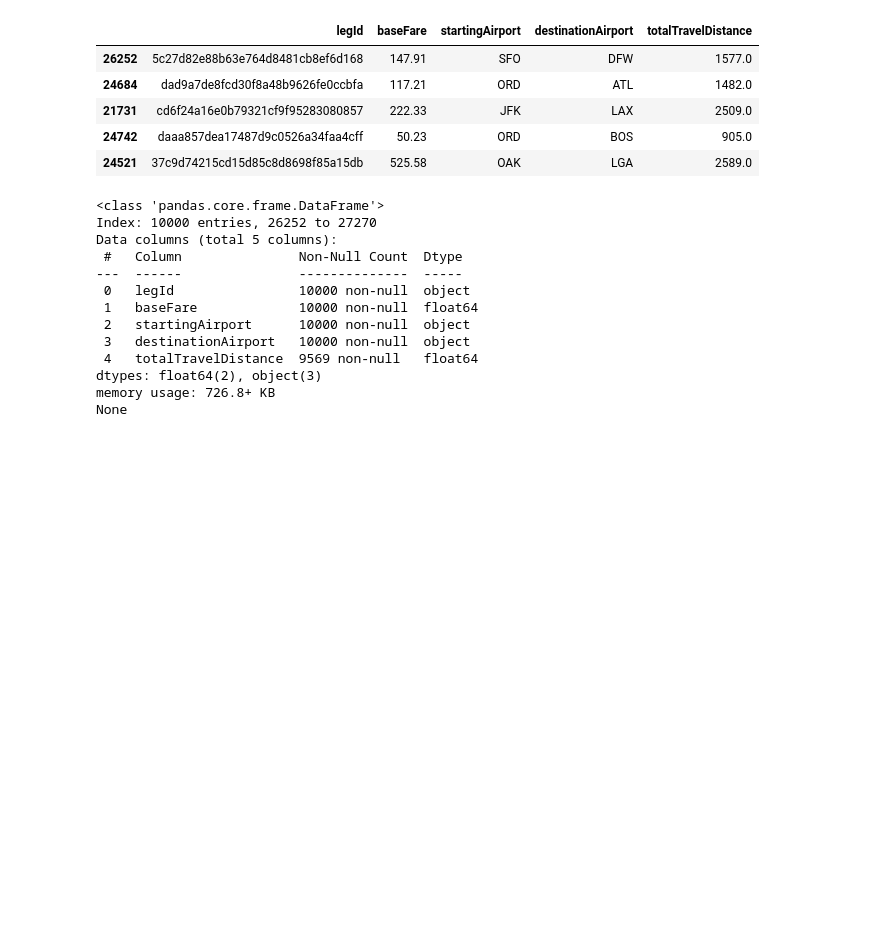
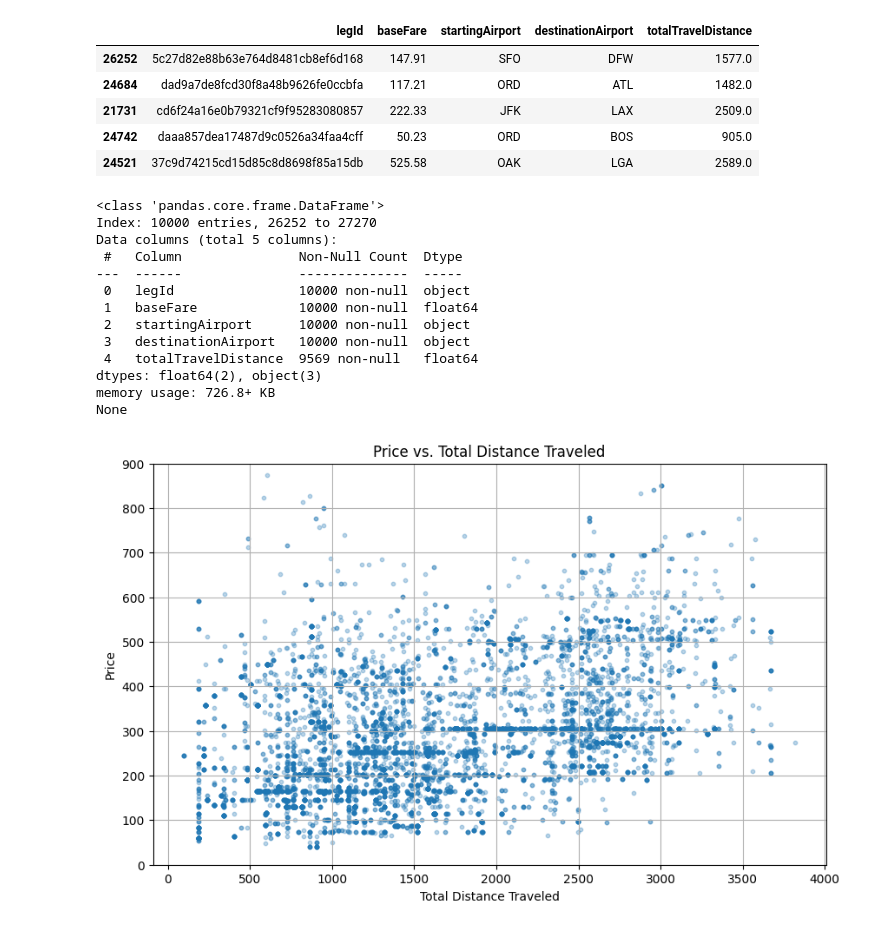
Before and after one commit to emshao/FlightPricePredictor, a Jupyter notebook: visualizations_kaylie.ipynb, the cells around one changed output. Saved outputs shown, nothing was run; the diff lists cells and outputs as text; code cells hidden in the pictures; blank space fills up the shorter version.

Commit message:
visualizations done

```diff
--- a/visualizations_kaylie.ipynb
+++ b/visualizations_kaylie.ipynb
@@ -76,3 +79,15 @@ Data columns (total 5 columns):
 dtypes: float64(2), object(3)
 memory usage: 726.8+ KB
 None
+# %%
+# graph 1: price vs total distance traveled
+plt.figure(figsize= (10,6))
+plt.scatter(df_graphs['totalTravelDistance'], df_graphs['baseFare'], alpha=.3, s=10)
+plt.title('Price vs. Total Distance Traveled')
+plt.xlabel('Total Distance Traveled')
+plt.ylabel('Price')
+plt.ylim(0,900)
+plt.grid(True)
+plt.show()
+# %% [output]
+[figure, added]
```
Also changed, not shown: parts of 6 cells of this notebook.
